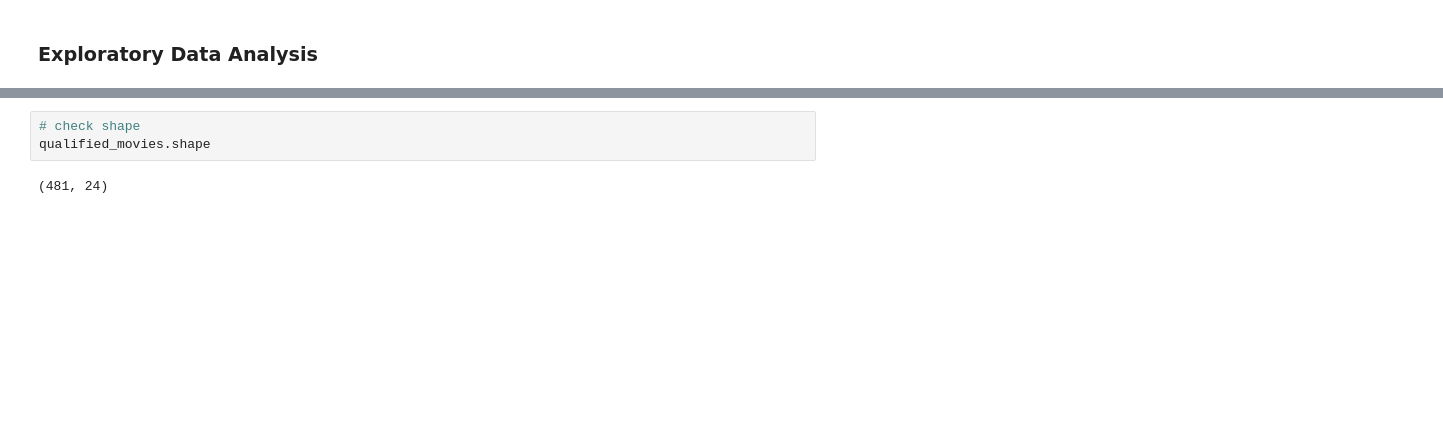
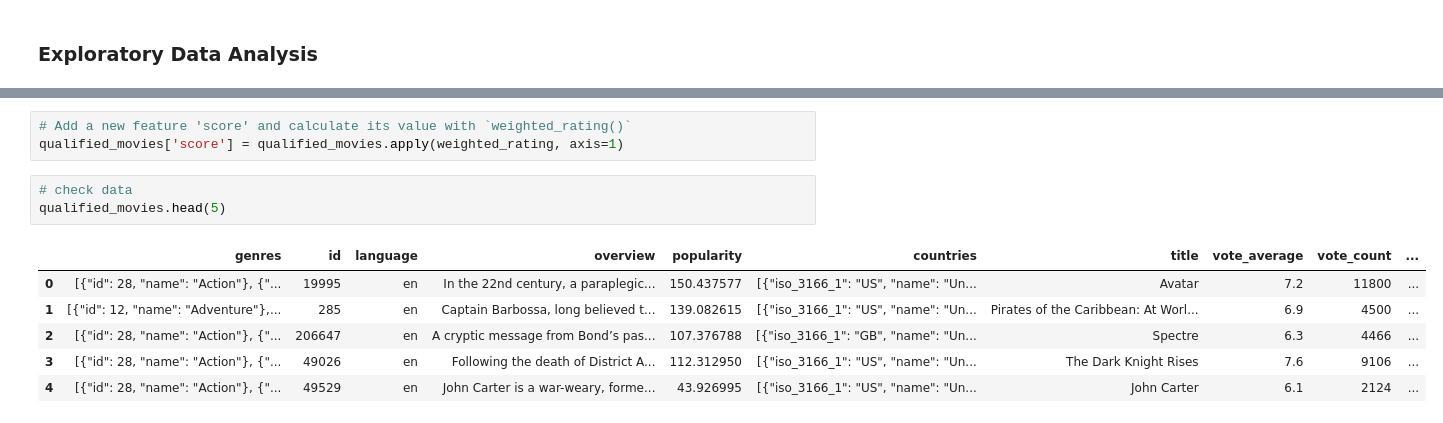
Before and after one commit to faisalbegins/recommender-ml, a Jupyter notebook: notebooks/recommender.ipynb, the cells around one changed output, grey strips where cells are left out. Cells and saved outputs as stored; diff of their text form; blank space fills up the shorter version.

```diff
--- a/notebooks/recommender.ipynb
+++ b/notebooks/recommender.ipynb
@@ -61,5 +157,13 @@ qualified_movies = prepare_data_based_on_score.execute(df)
+# %%
+# Add a new feature 'score' and calculate its value with `weighted_rating()`
+qualified_movies['score'] = qualified_movies.apply(weighted_rating, axis=1)
 # %%
-# check shape
-qualified_movies.shape
+# check data
+qualified_movies.head(5)
 # %% [output]
-(481, 24)
+|  | genres | id | language | overview | popularity | countries | title | vote_average | vote_count | ... |
+| 0 | [{"id": 28, "name": "Action"}, {"... | 19995 | en | In the 22nd century, a paraplegic... | 150.437577 | [{"iso_3166_1": "US", "name": "Un... | Avatar | 7.2 | 11800 | ... |
+| 1 | [{"id": 12, "name": "Adventure"},... | 285 | en | Captain Barbossa, long believed t... | 139.082615 | [{"iso_3166_1": "US", "name": "Un... | Pirates of the Caribbean: At Worl... | 6.9 | 4500 | ... |
+| 2 | [{"id": 28, "name": "Action"}, {"... | 206647 | en | A cryptic message from Bond’s pas... | 107.376788 | [{"iso_3166_1": "GB", "name": "Un... | Spectre | 6.3 | 4466 | ... |
+| 3 | [{"id": 28, "name": "Action"}, {"... | 49026 | en | Following the death of District A... | 112.312950 | [{"iso_3166_1": "US", "name": "Un... | The Dark Knight Rises | 7.6 | 9106 | ... |
+| 4 | [{"id": 28, "name": "Action"}, {"... | 49529 | en | John Carter is a war-weary, forme... | 43.926995 | [{"iso_3166_1": "US", "name": "Un... | John Carter | 6.1 | 2124 | ... |
```
Also changed, not shown: parts of 30 cells of this notebook.
